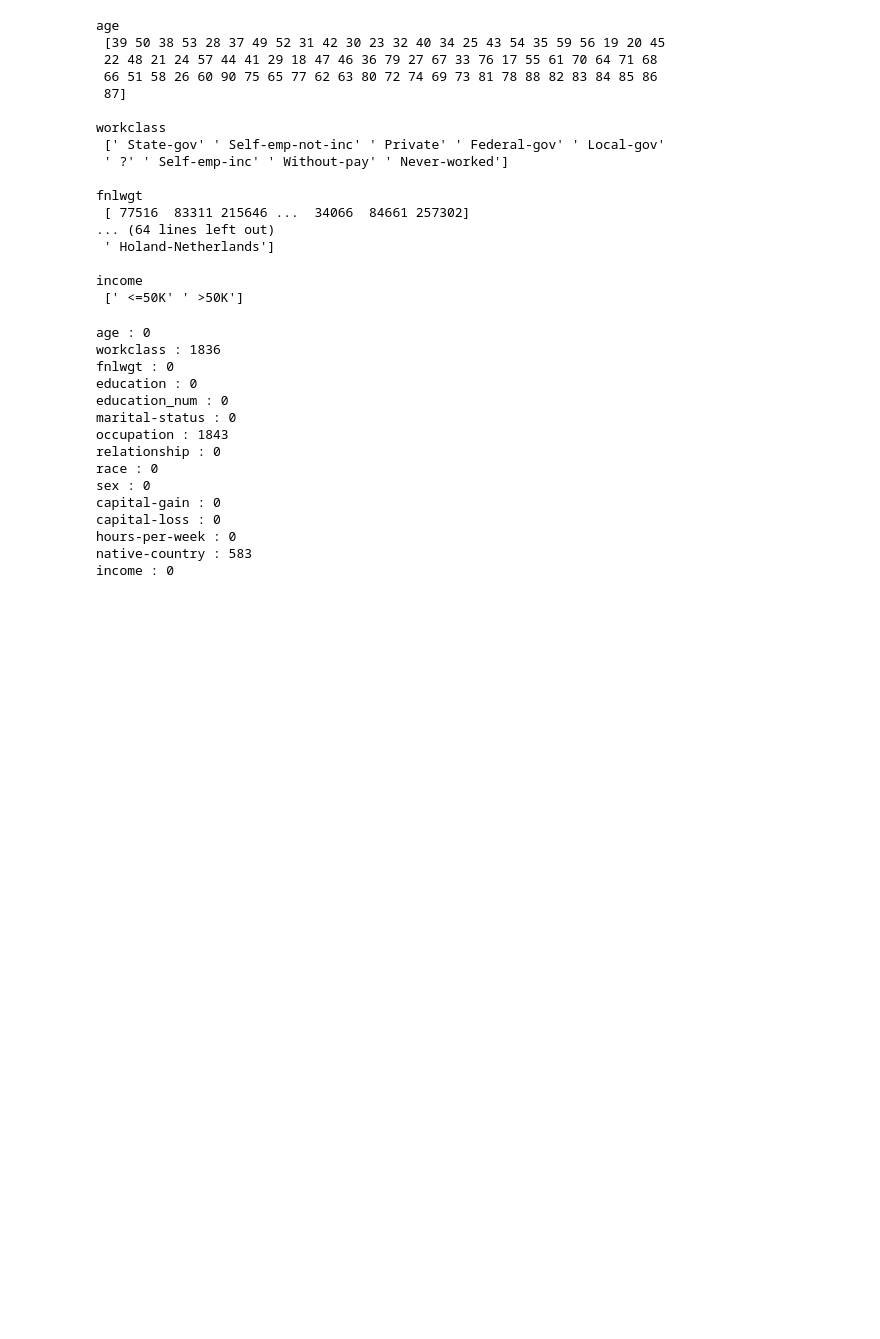
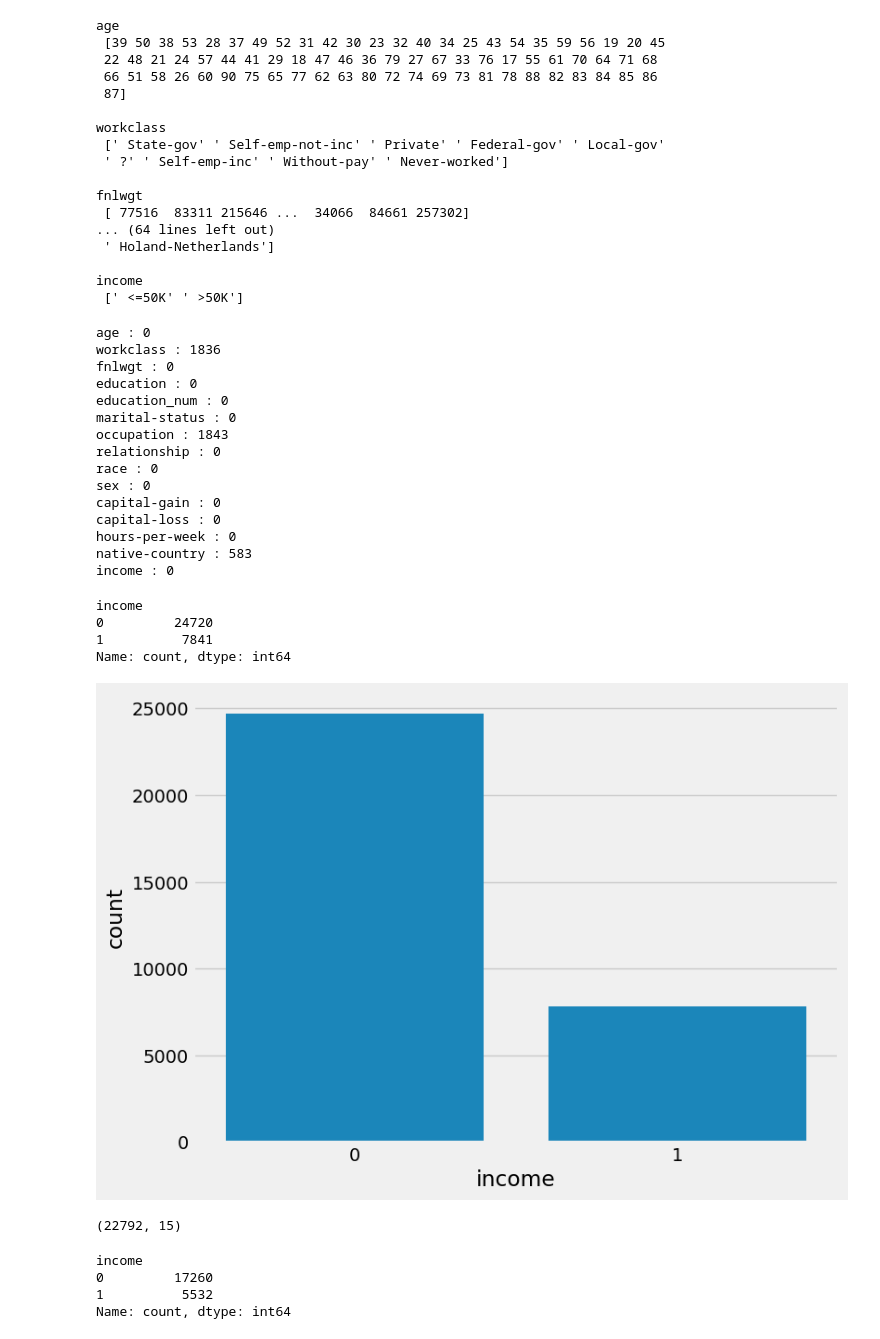
Before and after one commit to Seungminin/Data_Science, a Jupyter notebook: Assignment/Project_data_analysis.ipynb, the cells around one changed output. Drawn from its saved outputs; the diff is of its cells as text; code cells hidden in the pictures; blank space fills up the shorter version.

Commit message:
Adult data

```diff
--- a/Assignment/Project_data_analysis.ipynb
+++ b/Assignment/Project_data_analysis.ipynb
@@ -1,24 +1,30 @@
 # %%
 from sklearn.preprocessing import StandardScaler
 from sklearn.tree import DecisionTreeClassifier
+from sklearn.ensemble import RandomForestClassifier
 from sklearn.model_selection import cross_val_score
 from sklearn import tree
+from sklearn.model_selection import train_test_split
 
 import pandas as pd
+import numpy as np
+
+#Visualization
 import matplotlib.pyplot as plt
 import seaborn as sns
-import numpy as np
+plt.style.use('fivethirtyeight')
+plt.rcParams["figure.figsize"] = (8, 6)
 # %%
 header_list = ["age","workclass","fnlwgt","education","education_num","marital-status","occupation",
                "relationship","race","sex","capital-gain","capital-loss","hours-per-week","native-country",
                "income"] #15 columns (14 features, 1 target).
-dataset_people = pd.read_csv("C:/Users/ksmin/data_Science/dataset/Adult Data.csv", names=header_list)
+dataset = pd.read_csv("C:/Users/ksmin/data_Science/dataset/Adult Data.csv", names=header_list)
 
-print(dataset_people.info())
+print(dataset.info())
 print()
-print(dataset_people.isna().sum()) #non-null data.
+print(dataset.isna().sum()) #non-null data.
 print()
-print(dataset_people.columns)
+print(dataset.columns)
 # %% [output]
 <class 'pandas.core.frame.DataFrame'>
 RangeIndex: 32561 entries, 0 to 32560
@@ -115,3 +121,32 @@ capital-loss : 0
 hours-per-week : 0
 native-country : 583
 income : 0
+# %%
+dataset['income'] = dataset['income'].map(lambda x: 1 if x==' >50K' else 0)
+# %%
+print(dataset[['income']].value_counts())
+# %% [output]
+income
+0         24720
+1          7841
+Name: count, dtype: int64
+# %%
+#현재 전체 데이터에서는 0이 압도적으로 많은 상태이다.
+sns.countplot(x='income', data=dataset)
+plt.show()
+# %% [output]
+[figure, added]
+# %%
+#train 데이터를 살펴보자
+train_data, test_data = train_test_split(dataset, test_size=0.3, random_state=2024)
+
+print(train_data.shape)
+# %% [output]
+(22792, 15)
+# %%
+train_data[['income']].value_counts()
+# %% [output]
+income
+0         17260
+1          5532
+Name: count, dtype: int64
```
Also changed, not shown: parts of 5 cells of this notebook.
